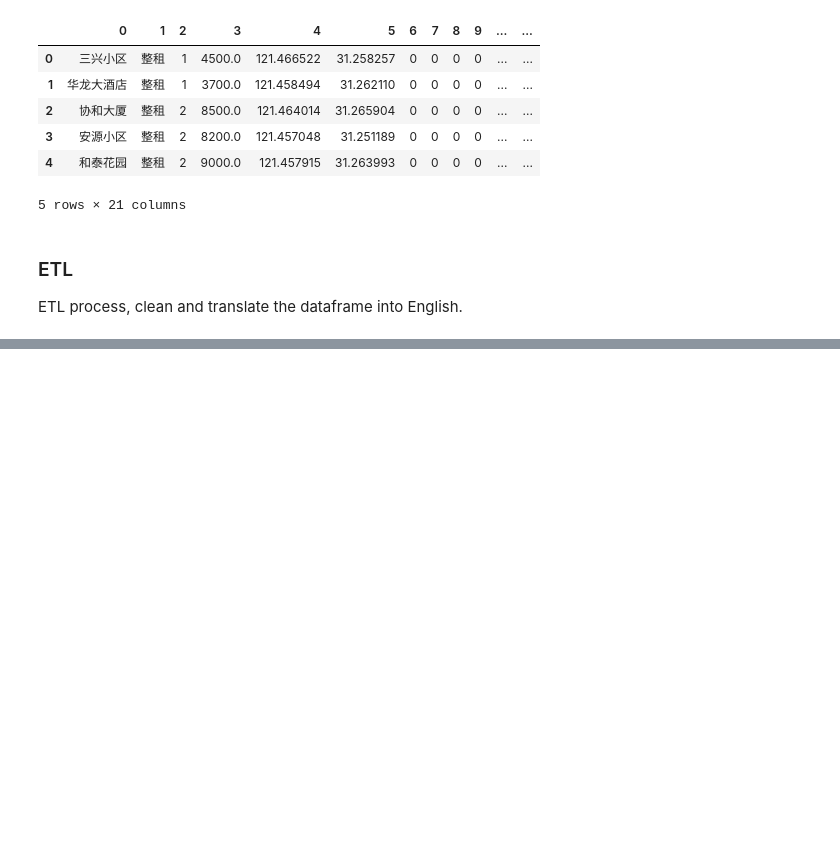
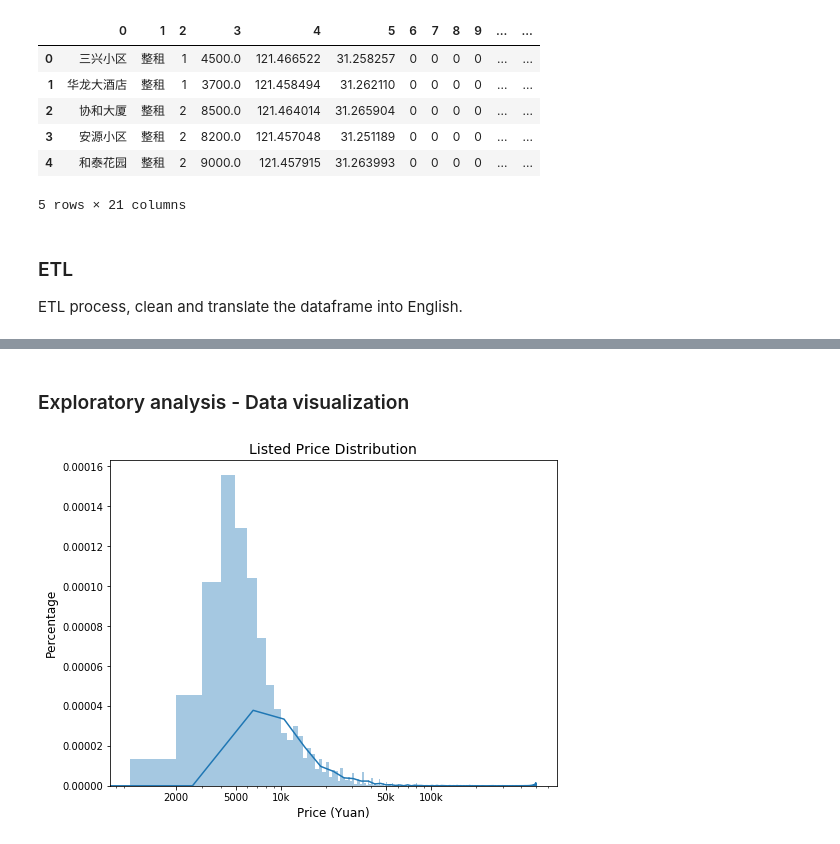
Before and after one commit to XiyueWang/shanghai_rental_analysis_lianjia, a Jupyter notebook: Exploratory Data Analysis .ipynb, the cells around one changed output, grey strips where cells are left out. Cells and saved outputs as stored; diff of their text form; code cells hidden in the pictures; blank space fills up the shorter version.

```diff
--- a/Exploratory Data Analysis .ipynb
+++ b/Exploratory Data Analysis .ipynb
@@ -204,0 +109,2 @@ Name: parking, dtype: int64
+# %% [markdown]
+### Exploratory analysis - Data visualization
@@ -204,0 +121,11 @@ Name: parking, dtype: int64
+# %%
+# visualize price distribution
+plt.figure(figsize=(8, 6))
+sns.distplot(df_clean.price, bins=500, kde=True)
+plt.xscale('log') # Log transform the price
+plt.xticks([2000, 5000, 10000, 50000, 100000], ['2000', '5000', '10k', '50k', '100k'])
+plt.ylabel('Percentage', fontsize=12)
+plt.xlabel('Price (Yuan)', fontsize=12)
+plt.title('Listed Price Distribution', fontsize=14);
+# %% [output]
+[figure, added]
```
Also changed, not shown: parts of 28 cells of this notebook.
